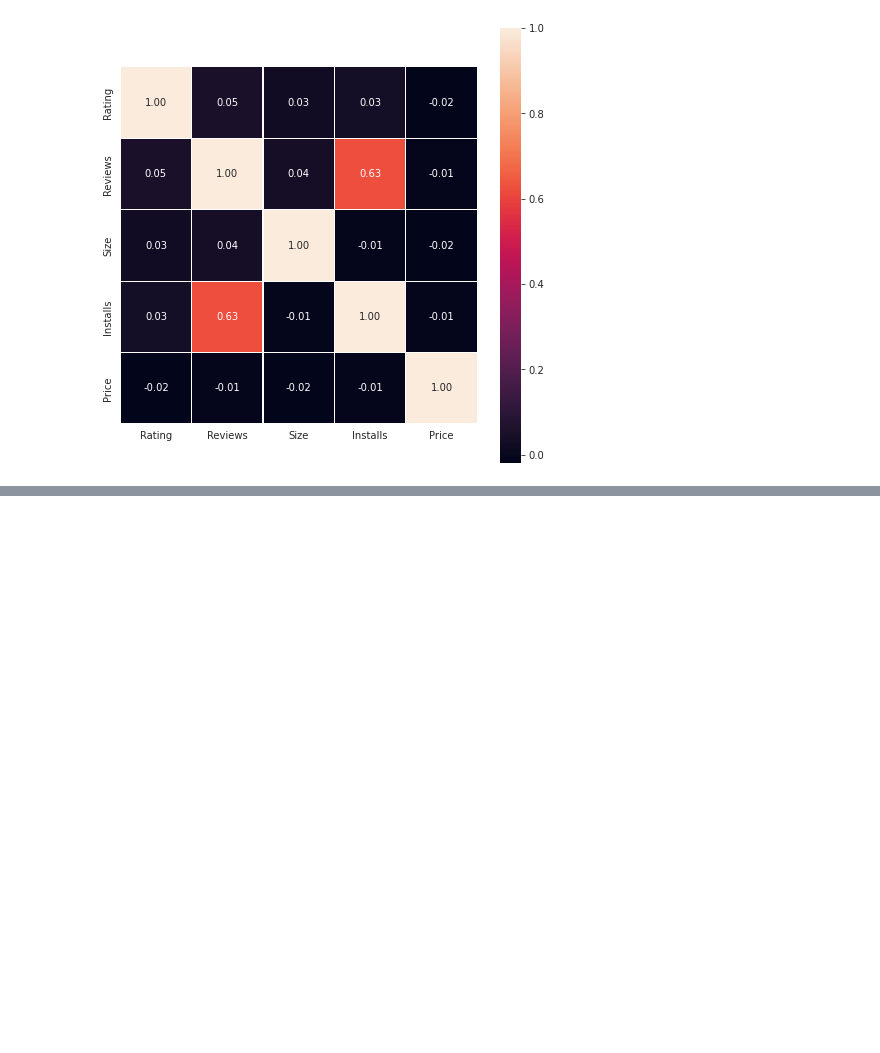
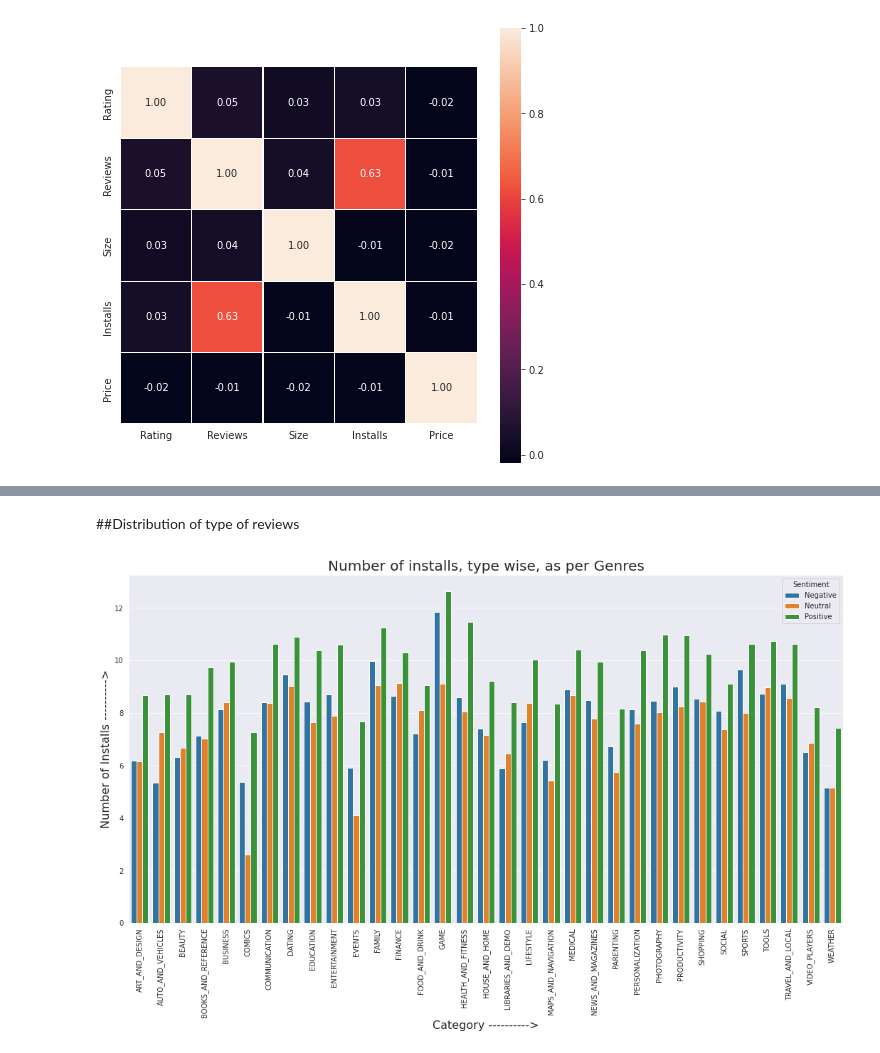
Before and after one commit to anupstar100/Google-Play-Store-App-Review-EDA-, a Jupyter notebook: Play_Store_App_Review_Analysis_Capstone_Project.ipynb, the cells around one changed output, grey strips where cells are left out. Saved outputs shown, nothing was run; the diff lists cells and outputs as text; code cells hidden in the pictures; blank space fills up the shorter version.

```diff
--- a/Play_Store_App_Review_Analysis_Capstone_Project.ipynb
+++ b/Play_Store_App_Review_Analysis_Capstone_Project.ipynb
@@ -636,0 +639,4 @@ plt.show()
+# %%
+# MERGING WITH apps_df
+
+merged_df = apps_df.merge(user_df, on = 'App')
@@ -636,0 +665,24 @@ plt.show()
+# %% [markdown]
+##Distribution of type of reviews
+# %%
+# MAKING A NEW DF OF CATEGORY AND SENTIMENT
+
+category_sentiment = merged_df.groupby(['Category', 'Sentiment']).size().reset_index(name = 'Sentiment Count')
+# %%
+# COUNTING THE SENTIMENTS
+
+category_sentiment['log_sentiment_count'] = np.log2(category_sentiment['Sentiment Count'])
+# %%
+# PLOTTING THE GRAPH
+
+plt.figure(figsize = (18,9))
+sns.barplot('Category', 'log_sentiment_count', hue='Sentiment', data = category_sentiment)
+
+plt.xticks(rotation = 90)
+plt.xlabel("Category ---------->", size = 16)
+plt.ylabel("Number of Installs ---------->", size = 16)
+plt.title("Number of installs, type wise, as per Genres", size = 20)
+
+plt.show()
+# %% [output]
+[figure, added]
```
Also changed, not shown: parts of 3 cells of this notebook.
